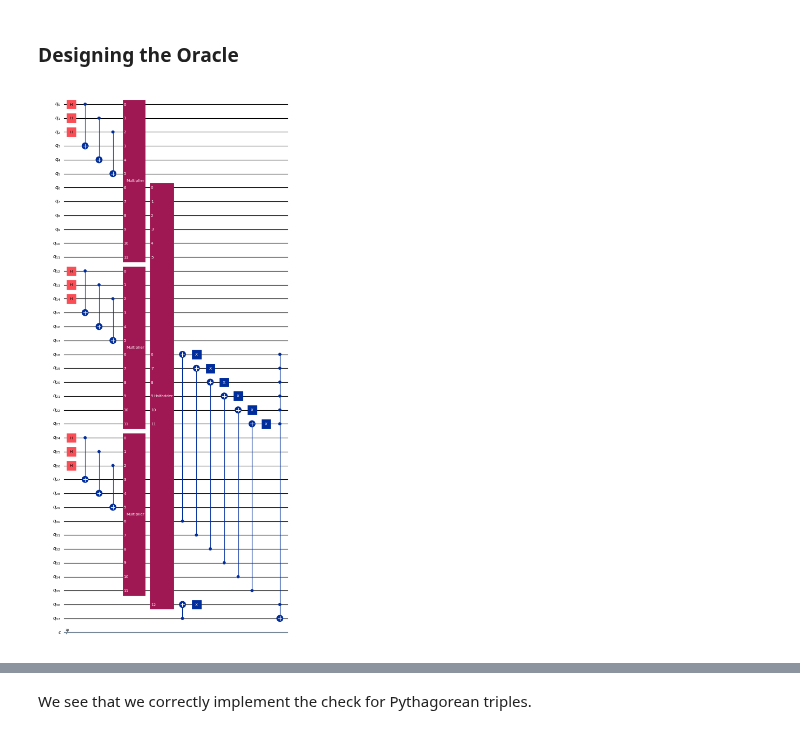
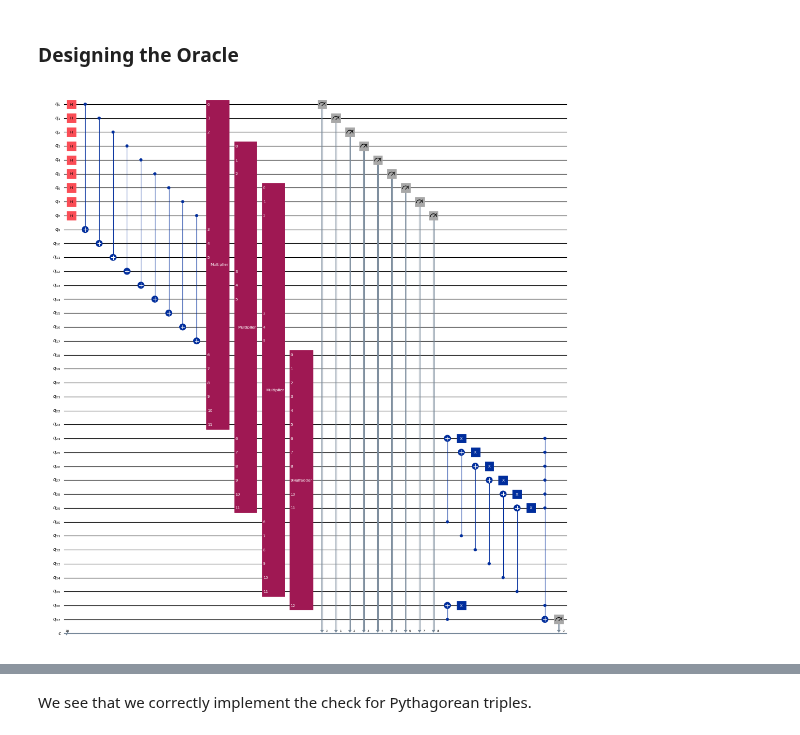
Before and after one commit to elijahkin/amsc698k, a Jupyter notebook: pythag.ipynb, the cells around one changed output, grey strips where cells are left out. Cells and saved outputs as stored; diff of their text form; code cells hidden in the pictures.

```diff
--- a/pythag.ipynb
+++ b/pythag.ipynb
@@ -58,34 +58,31 @@ We see that the above indeed works; the measured states correspond exactly to th
 def oracle_pythag(n):
   # Needs 4n qubits to compute each square
   qc = QuantumCircuit(12 * n + 2, 10)
-  # qc.barrier()
+
+  # Make copies of a, b, and c
+  qc.cx(range(9), range(9, 18))
 
   # Compute the squares a^2, b^2, and c^2
-  qc.compose(SquareGate(n), qubits=range(0, 4 * n), inplace=True)
-  qc.compose(SquareGate(n), qubits=range(4 * n, 2 * 4 * n), inplace=True)
-  qc.compose(SquareGate(n), qubits=range(2 * 4 * n, 3 * 4 * n), inplace=True)
+  qc.compose(MultiplierGate(n), [0, 1, 2] + [9, 10, 11] + [18, 19, 20, 21, 22, 23], inplace=True)
+  qc.compose(MultiplierGate(n), [3, 4, 5] + [12, 13, 14] + [24, 25, 26, 27, 28, 29], inplace=True)
+  qc.compose(MultiplierGate(n), [6, 7, 8] + [15, 16, 17] + [30, 31, 32, 33, 34, 35], inplace=True)
 
   # Add a^2 and b^2
-  qc.compose(HalfAdderGate(2 * n), qubits=[6, 7, 8, 9, 10, 11, 18, 19, 20, 21, 22, 23, 36], inplace=True)
-  # qc.barrier()
+  qc.compose(HalfAdderGate(2 * n), qubits=[18, 19, 20, 21, 22, 23, 24, 25, 26, 27, 28, 29, 36], inplace=True)
 
   # Check if each qubit of a^2 + b^2 and c^2 are equal
-  qc.cx([30, 31, 32, 33, 34, 35, 37], [18, 19, 20, 21, 22, 23, 36])
-  qc.x([18, 19, 20, 21, 22, 23, 36])
-  # qc.barrier()
+  qc.cx([30, 31, 32, 33, 34, 35, 37], [24, 25, 26, 27, 28, 29, 36])
+  qc.x([24, 25, 26, 27, 28, 29, 36])
 
   # MCX on all equality qubits
-  qc.mcx([18, 19, 20, 21, 22, 23, 36], 37)
+  qc.mcx([24, 25, 26, 27, 28, 29, 36], 37)
   return qc
-
-oracle = QuantumCircuit(12 * n + 2, 10)
-oracle.h([0, 1, 2])
-oracle.h([12, 13, 14])
-oracle.h([24, 25, 26])
-oracle.compose(oracle_pythag(3), inplace=True)
-# oracle.barrier()
-
-oracle.draw('mpl', fold=-1, scale=0.4)
-# %% [output]
-[figure, removed]
+# %%
+qc_pythag = QuantumCircuit(12 * n + 2, 10)
+qc_pythag.h(range(9))
+qc_pythag.compose(oracle_pythag(3), inplace=True)
+qc_pythag.measure(list(range(9)) + [37], range(10))
+qc_pythag.draw('mpl', fold=-1, scale=0.4)
+# %% [output]
+[figure, added]
 # %%
```
Also changed, not shown: parts of 8 cells of this notebook.
